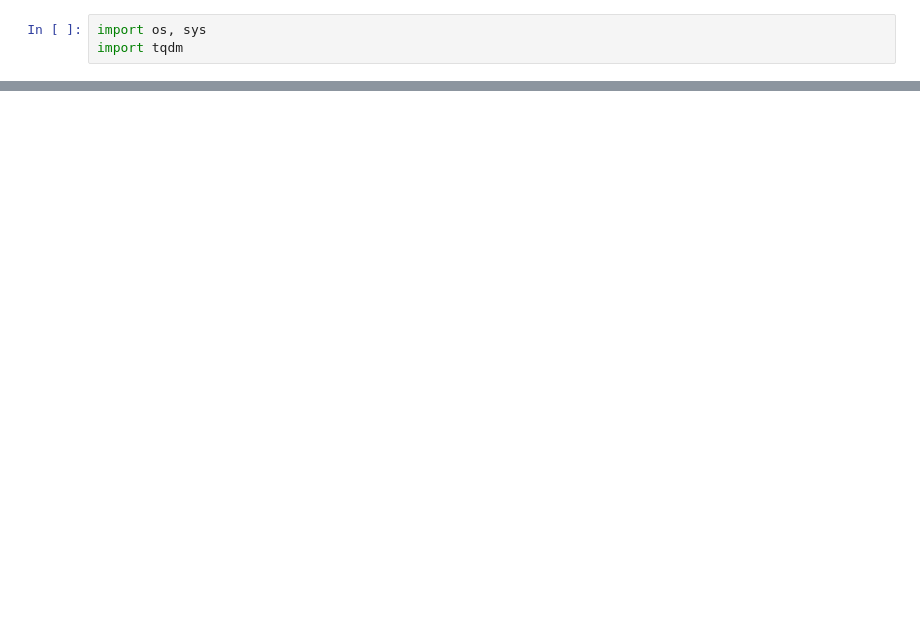
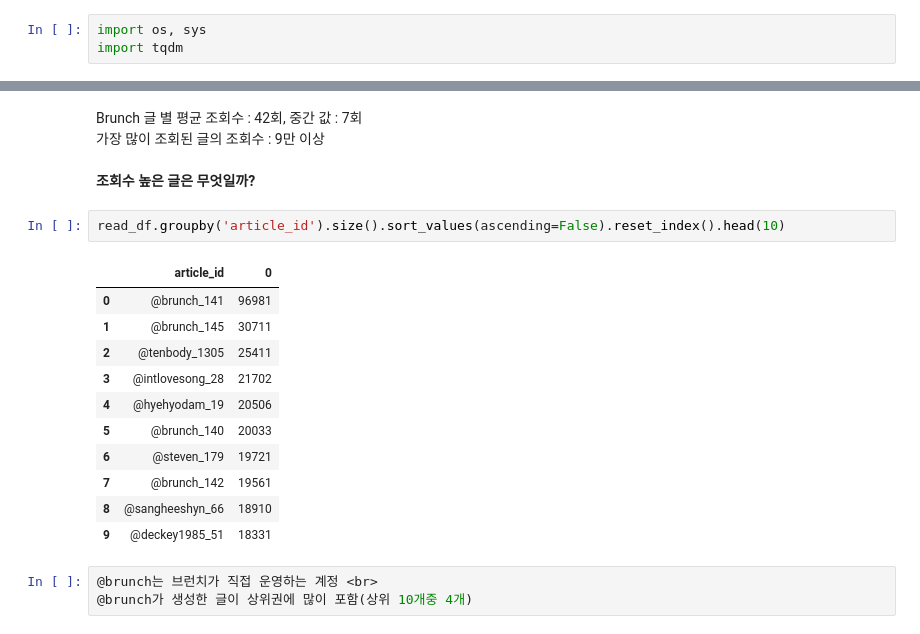
Before and after one commit to ikeven94/DACON, a Jupyter notebook: Kakao_Brunch/eda.ipynb, the cells around one changed output, grey strips where cells are left out. Cells and saved outputs as stored; diff of their text form; blank space fills up the shorter version.

```diff
--- a/Kakao_Brunch/eda.ipynb
+++ b/Kakao_Brunch/eda.ipynb
@@ -18,0 +112,22 @@ data = [];
+# %% [markdown]
+Brunch 글 별 평균 조회수 : 42회, 중간 값 : 7회 <br>
+가장 많이 조회된 글의 조회수 : 9만 이상 <br>
+<br>
+__조회수 높은 글은 무엇일까?__
+# %%
+read_df.groupby('article_id').size().sort_values(ascending=False).reset_index().head(10)
+# %% [output]
+|  | article_id | 0 |
+| 0 | @brunch_141 | 96981 |
+| 1 | @brunch_145 | 30711 |
+| 2 | @tenbody_1305 | 25411 |
+| 3 | @intlovesong_28 | 21702 |
+| 4 | @hyehyodam_19 | 20506 |
+| 5 | @brunch_140 | 20033 |
+| 6 | @steven_179 | 19721 |
+| 7 | @brunch_142 | 19561 |
+| 8 | @sangheeshyn_66 | 18910 |
+| 9 | @deckey1985_51 | 18331 |
+# %%
+@brunch는 브런치가 직접 운영하는 계정 <br>
+@brunch가 생성한 글이 상위권에 많이 포함(상위 10개중 4개)
```
Also changed, not shown: parts of 27 cells of this notebook.
